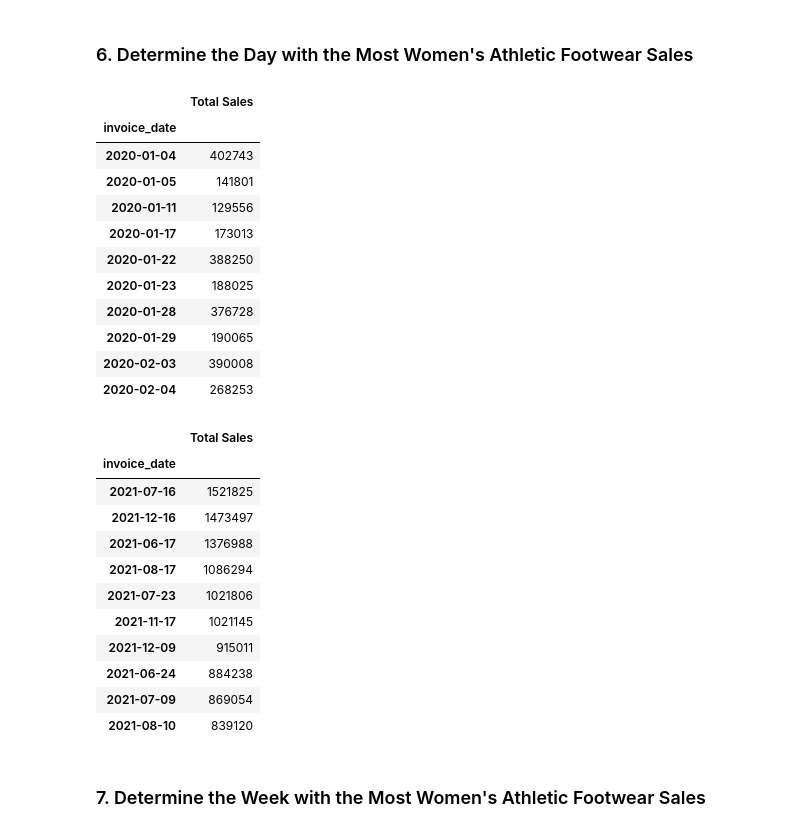
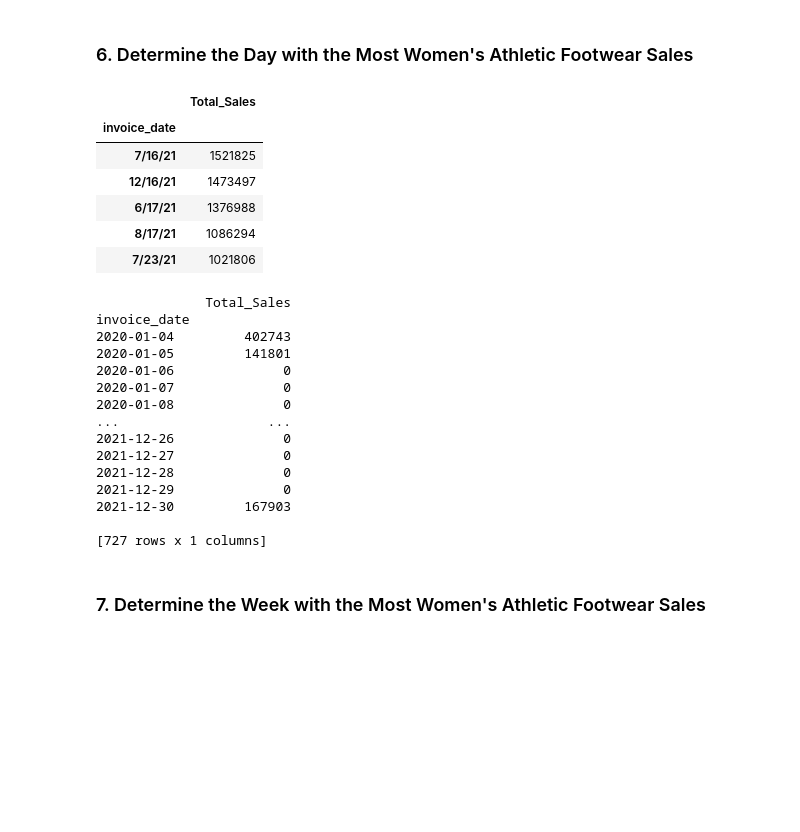
Before and after one commit to Hristy26/athletic_sales_analysis, a Jupyter notebook: athletic_sales_analysis.ipynb, the cells around one changed output. Saved outputs shown, nothing was run; the diff lists cells and outputs as text; code cells hidden in the pictures; blank space fills up the shorter version.

```diff
--- a/athletic_sales_analysis.ipynb
+++ b/athletic_sales_analysis.ipynb
@@ -290,5 +308,7 @@ KeyError: 'Total_Products_Sold'
 ### 5. Determine which Retailer Sold the Most Women's Athletic Footwear
 # %%
 # Filter the sales data to get the women's athletic footwear sales data.
+women_footwear_df = combined_sales_df.loc[combined_sales_df ["product"] == "Women's Athletic Footwear"]
+women_footwear_df
 # %% [output]
 |  | retailer | retailer_id | invoice_date | region | state | city | product | price_per_unit | units_sold | ... |
@@ -342,22 +369,22 @@ KeyError: 'Total_Products_Sold'
 ### 6. Determine the Day with the Most Women's Athletic Footwear Sales
 # %%
 # Create a pivot table with the 'invoice_date' column is the index, and the "total_sales" as the values.
-
+total_sales_women_footwear_df = pd.pivot_table(women_footwear_df,
+                                            index=["invoice_date"],
+                                            values = ["total_sales"],
+                                            aggfunc=sum)
 
 # Optional: Rename the "total_sales" column to "Total Sales"
+total_sales_women_footwear_pivot_rename_df = total_sales_women_footwear_df.rename(columns={"total_sales": "Total_Sales"})
 
 
 # Show the table.
+total_sales_women_footwear_pivot_rename_df.sort_values("Total_Sales", ascending=False).head()
 # %% [output]
-|  | Total Sales |
+|  | Total_Sales |
 | invoice_date |  |
-| 2020-01-04 | 402743 |
-| 2020-01-05 | 141801 |
-| 2020-01-11 | 129556 |
-| 2020-01-17 | 173013 |
-| 2020-01-22 | 388250 |
-| 2020-01-23 | 188025 |
-| 2020-01-28 | 376728 |
-| 2020-01-29 | 190065 |
-| 2020-02-03 | 390008 |
-| 2020-02-04 | 268253 |
+| 7/16/21 | 1521825 |
+| 12/16/21 | 1473497 |
+| 6/17/21 | 1376988 |
+| 8/17/21 | 1086294 |
+| 7/23/21 | 1021806 |
@@ -364,21 +394,27 @@ KeyError: 'Total_Products_Sold'
 # %%
 # Resample the pivot table into daily bins, and get the total sales for each day.
+daily_resampled_pivot = total_sales_women_footwear_pivot_rename_df.resample('D').sum()
 
 
 # Sort the resampled pivot table in descending order on "Total Sales".
+daily_resampled_pivot_sorted = daily_resampled_pivot.sort_values(by="Total_Sales", ascending=False)
+print(daily_resampled_pivot)
 # %% [output]
-|  | Total Sales |
-| invoice_date |  |
-| 2021-07-16 | 1521825 |
-| 2021-12-16 | 1473497 |
-| 2021-06-17 | 1376988 |
-| 2021-08-17 | 1086294 |
-| 2021-07-23 | 1021806 |
-| 2021-11-17 | 1021145 |
-| 2021-12-09 | 915011 |
-| 2021-06-24 | 884238 |
-| 2021-07-09 | 869054 |
-| 2021-08-10 | 839120 |
+              Total_Sales
+invoice_date
+2020-01-04         402743
+2020-01-05         141801
+2020-01-06              0
+2020-01-07              0
+2020-01-08              0
+...                   ...
+2021-12-26              0
+2021-12-27              0
+2021-12-28              0
+2021-12-29              0
+2021-12-30         167903
+
+[727 rows x 1 columns]
 # %% [markdown]
 ### 7.  Determine the Week with the Most Women's Athletic Footwear Sales
 # %%
```
Also changed, not shown: parts of 10 cells of this notebook.
